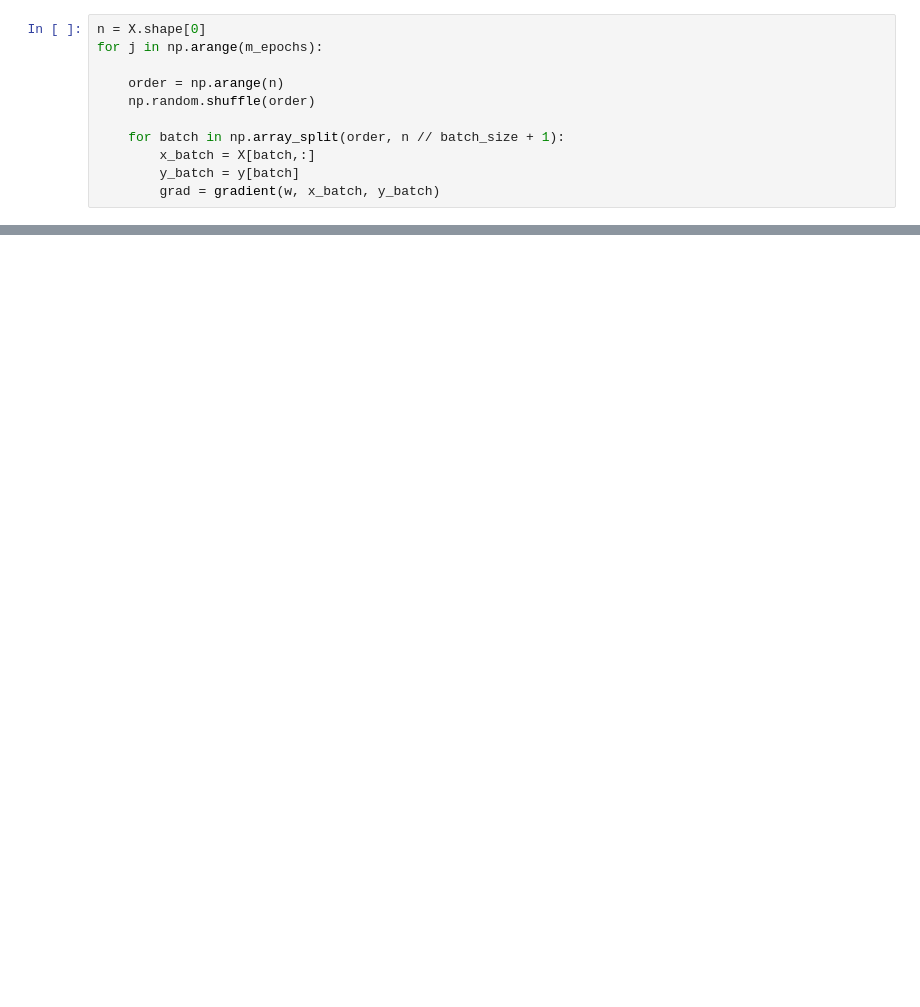
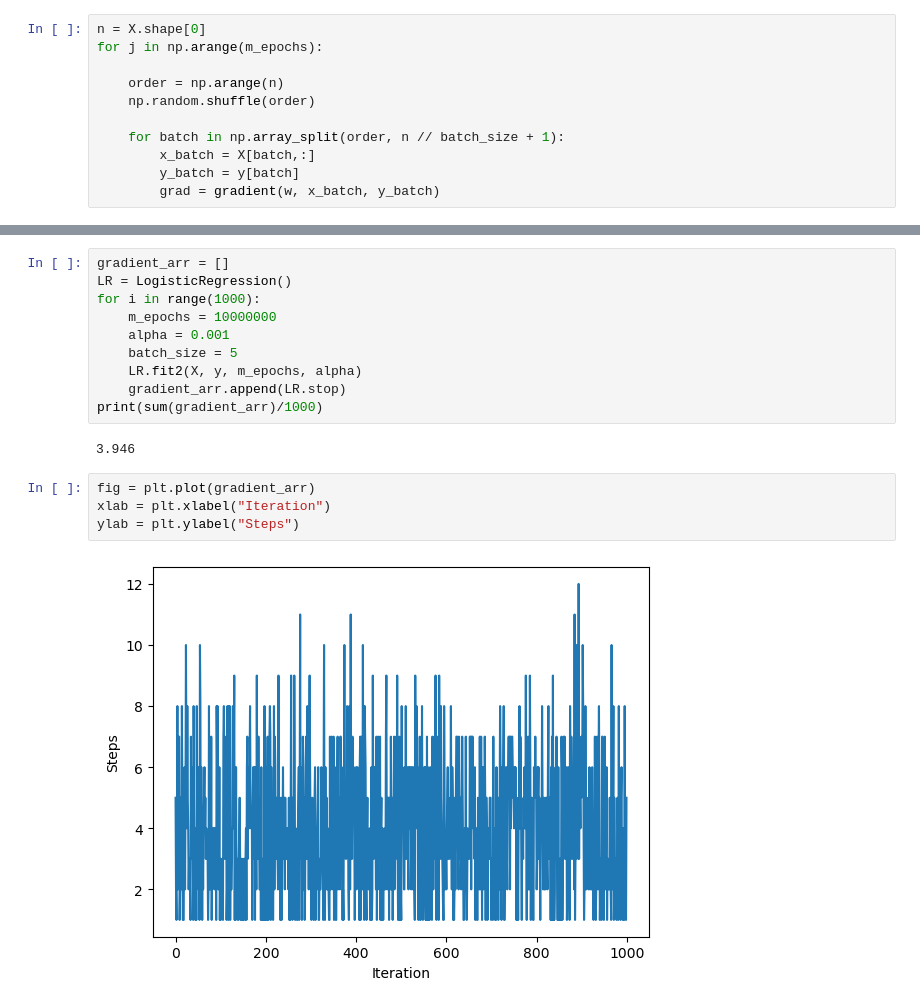
Before and after one commit to davidmbyrne/davidmbyrne.github.io, a Jupyter notebook: posts/gradient-descent-blog-post/LRtest.ipynb, the cells around one changed output, grey strips where cells are left out. Drawn from its saved outputs; the diff is of its cells as text; blank space fills up the shorter version.

```diff
--- a/posts/gradient-descent-blog-post/LRtest.ipynb
+++ b/posts/gradient-descent-blog-post/LRtest.ipynb
@@ -106,0 +180,18 @@ for j in np.arange(m_epochs):
+# %%
+gradient_arr = []
+LR = LogisticRegression()
+for i in range(1000):
+    m_epochs = 10000000
+    alpha = 0.001
+    batch_size = 5
+    LR.fit2(X, y, m_epochs, alpha)
+    gradient_arr.append(LR.stop)
+print(sum(gradient_arr)/1000)
+# %% [output]
+3.946
+# %%
+fig = plt.plot(gradient_arr)
+xlab = plt.xlabel("Iteration")
+ylab = plt.ylabel("Steps")
+# %% [output]
+[figure, added]
```
Also changed, not shown: parts of 9 cells of this notebook, 26 other files.
